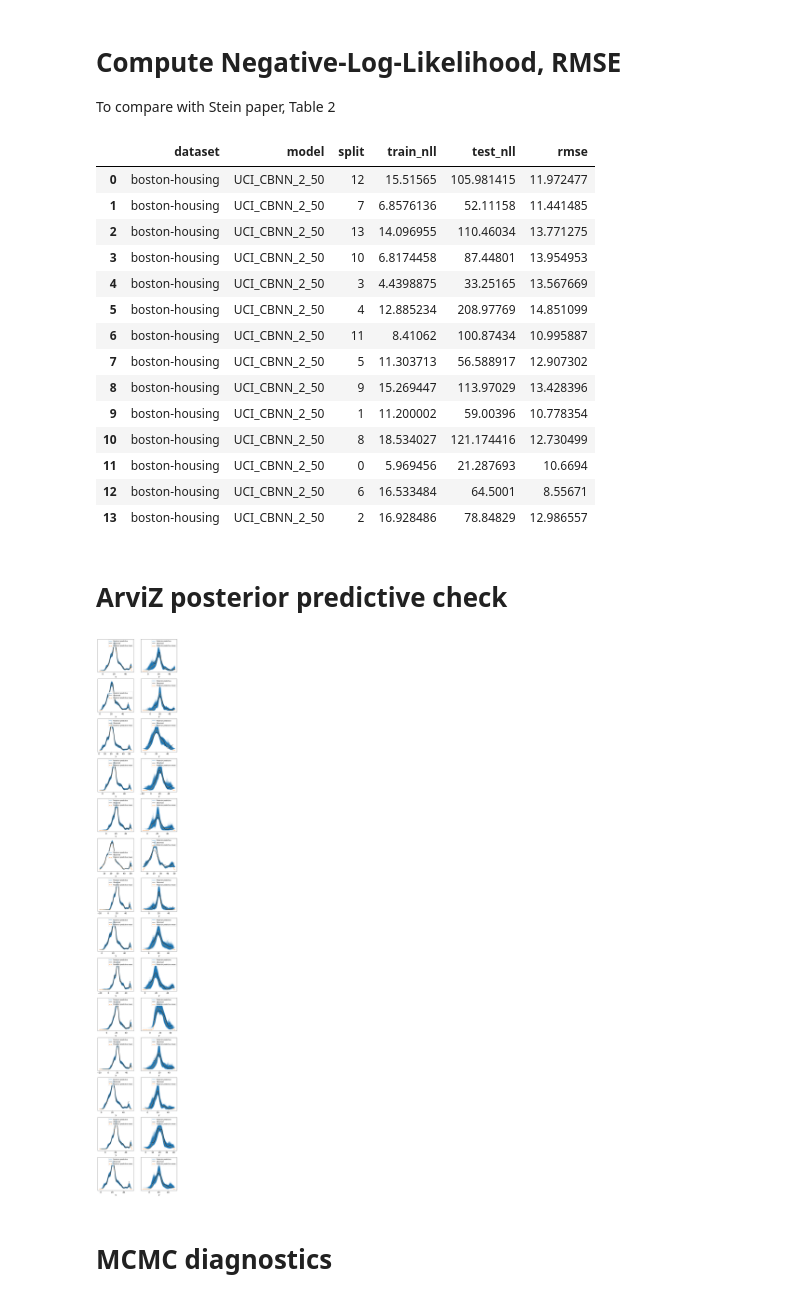
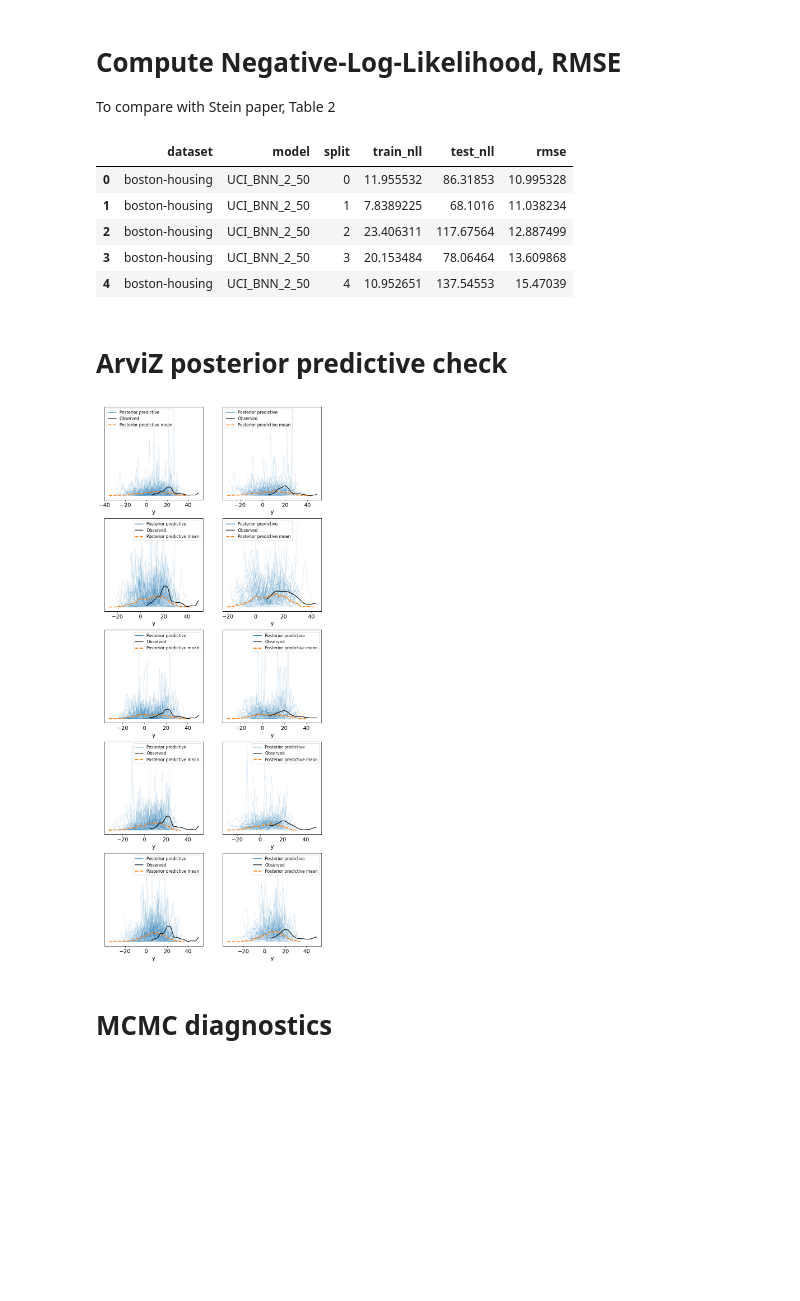
Before and after one commit to Snailed/thesis-code, a Jupyter notebook: notebooks/plot_uci.ipynb, the cells around one changed output. Drawn from its saved outputs; the diff is of its cells as text; code cells hidden in the pictures; blank space fills up the shorter version.

```diff
--- a/notebooks/plot_uci.ipynb
+++ b/notebooks/plot_uci.ipynb
@@ -18,7 +18,7 @@ from datasets.synthetic import SyntheticDataset
 from datasets.uci import UCIDataset, dataset_names, load_standard_splits
 # %%
 # Adjust as needed
-SAMPLE_PATH = "../samples/2025-02-11T16:36:10.958134"
+SAMPLE_PATH = "../samples/2025-02-12T13:12:30.458787"
 SAMPLE_PATH = SAMPLE_PATH + "/HMC"
 SEED = 10
 # %% [markdown]
@@ -47,41 +47,36 @@ To compare with Stein paper, Table 2
 # %%
 table = [{"dataset": x["dataset"], "model": x["model"], "split": x["split"]} for x in models]
 for row, d in zip(models, table):
     dataset = UCIDataset(d["dataset"])
     splits = load_standard_splits(True)[d["dataset"]]
     samples = row["samples"]
     train_split = splits[d["split"]]["tr"]
     test_split = splits[d["split"]]["te"]
-    train_X = dataset.data[train_split][:, :-1]
-    train_y = dataset.data[train_split][:, -1]
-    test_X = dataset.data[test_split][:, :-1]
-    test_y = dataset.data[test_split][:, -1]
+
+    X = dataset.normalize_X(dataset.data[:, :-1], splits[d["split"]])
+    y = dataset.data[:, -1]
+
+    train_X = X[train_split]
+    train_y = y[train_split]
+    test_X = X[test_split]
+    test_y = y[test_split]
 
     train_nll = -log_likelihood(model, samples, X=train_X, y=train_y, batch_ndims=2, parallel=True)["y"]
     test_nll = -log_likelihood(model, samples, X=test_X, y=test_y, batch_ndims=2, parallel=True)["y"]
     predictive = Predictive(model, posterior_samples=samples, return_sites=["y"], batch_ndims=2, parallel=True)
     predicted_ys = predictive(model_key, X=test_X, y=None, D_Y=1)["y"]
     rmse = jnp.sqrt(((test_y - predicted_ys)**2).mean())
     d["train_nll"] = train_nll.mean()
     d["test_nll"] = test_nll.mean()
     d["rmse"] = rmse.mean()
 pd.DataFrame(table)
 # %% [output]
 |  | dataset | model | split | train_nll | test_nll | rmse |
-| 0 | boston-housing | UCI_CBNN_2_50 | 12 | 15.51565 | 105.981415 | 11.972477 |
-| 1 | boston-housing | UCI_CBNN_2_50 | 7 | 6.8576136 | 52.11158 | 11.441485 |
-| 2 | boston-housing | UCI_CBNN_2_50 | 13 | 14.096955 | 110.46034 | 13.771275 |
-| 3 | boston-housing | UCI_CBNN_2_50 | 10 | 6.8174458 | 87.44801 | 13.954953 |
-| 4 | boston-housing | UCI_CBNN_2_50 | 3 | 4.4398875 | 33.25165 | 13.567669 |
-| 5 | boston-housing | UCI_CBNN_2_50 | 4 | 12.885234 | 208.97769 | 14.851099 |
-| 6 | boston-housing | UCI_CBNN_2_50 | 11 | 8.41062 | 100.87434 | 10.995887 |
-| 7 | boston-housing | UCI_CBNN_2_50 | 5 | 11.303713 | 56.588917 | 12.907302 |
-| 8 | boston-housing | UCI_CBNN_2_50 | 9 | 15.269447 | 113.97029 | 13.428396 |
-| 9 | boston-housing | UCI_CBNN_2_50 | 1 | 11.200002 | 59.00396 | 10.778354 |
-| 10 | boston-housing | UCI_CBNN_2_50 | 8 | 18.534027 | 121.174416 | 12.730499 |
-| 11 | boston-housing | UCI_CBNN_2_50 | 0 | 5.969456 | 21.287693 | 10.6694 |
-| 12 | boston-housing | UCI_CBNN_2_50 | 6 | 16.533484 | 64.5001 | 8.55671 |
-| 13 | boston-housing | UCI_CBNN_2_50 | 2 | 16.928486 | 78.84829 | 12.986557 |
+| 0 | boston-housing | UCI_BNN_2_50 | 0 | 11.955532 | 86.31853 | 10.995328 |
+| 1 | boston-housing | UCI_BNN_2_50 | 1 | 7.8389225 | 68.1016 | 11.038234 |
+| 2 | boston-housing | UCI_BNN_2_50 | 2 | 23.406311 | 117.67564 | 12.887499 |
+| 3 | boston-housing | UCI_BNN_2_50 | 3 | 20.153484 | 78.06464 | 13.609868 |
+| 4 | boston-housing | UCI_BNN_2_50 | 4 | 10.952651 | 137.54553 | 15.47039 |
 # %% [markdown]
 # ArviZ posterior predictive check
 # %%
@@ -105,6 +100,6 @@ for (key_tr, key_te), d, row in zip(keys, models, range(len(models))):
     az_data = az.from_dict(posterior_samples=d["az_data"].posterior, constant_data={"X": test_X}, posterior_predictive={"y": predictive_ys}, observed_data={"y": test_y})
     az.plot_ppc(az_data, data_pairs={"y": "y"}, ax=axs[row, 1], kind="kde")
 # %% [output]
-[figure, old version]
+[figure, new version]
 # %% [markdown]
 # MCMC diagnostics
```
Also changed, not shown: parts of 2 cells of this notebook, 3 other files.
